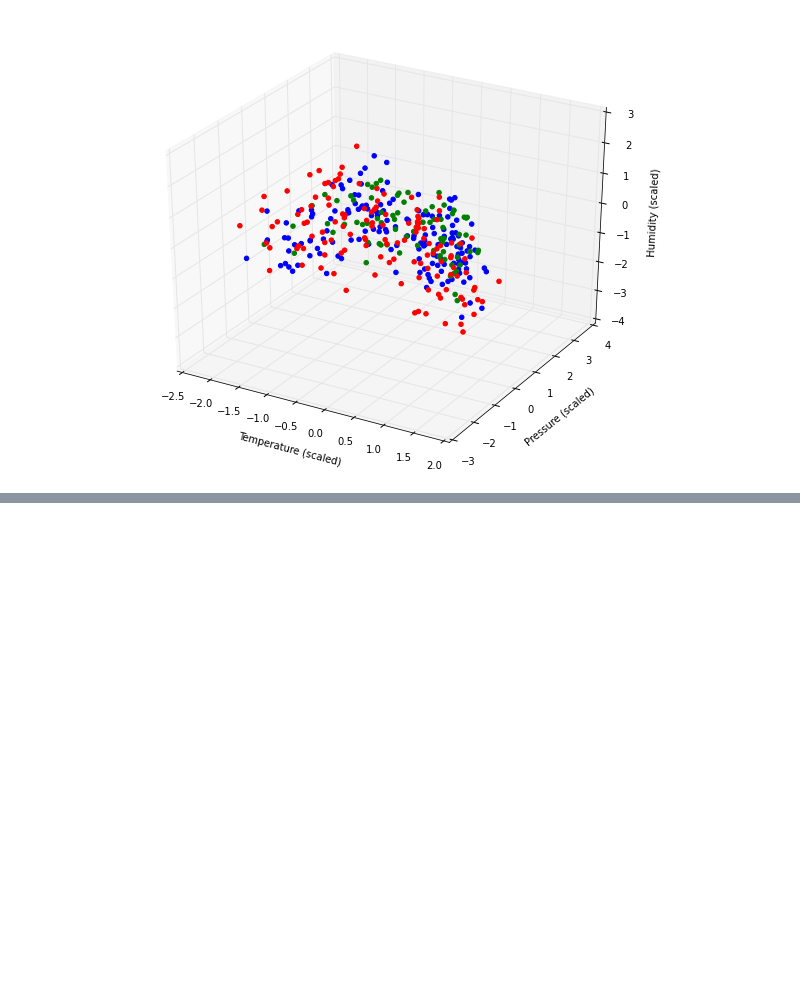
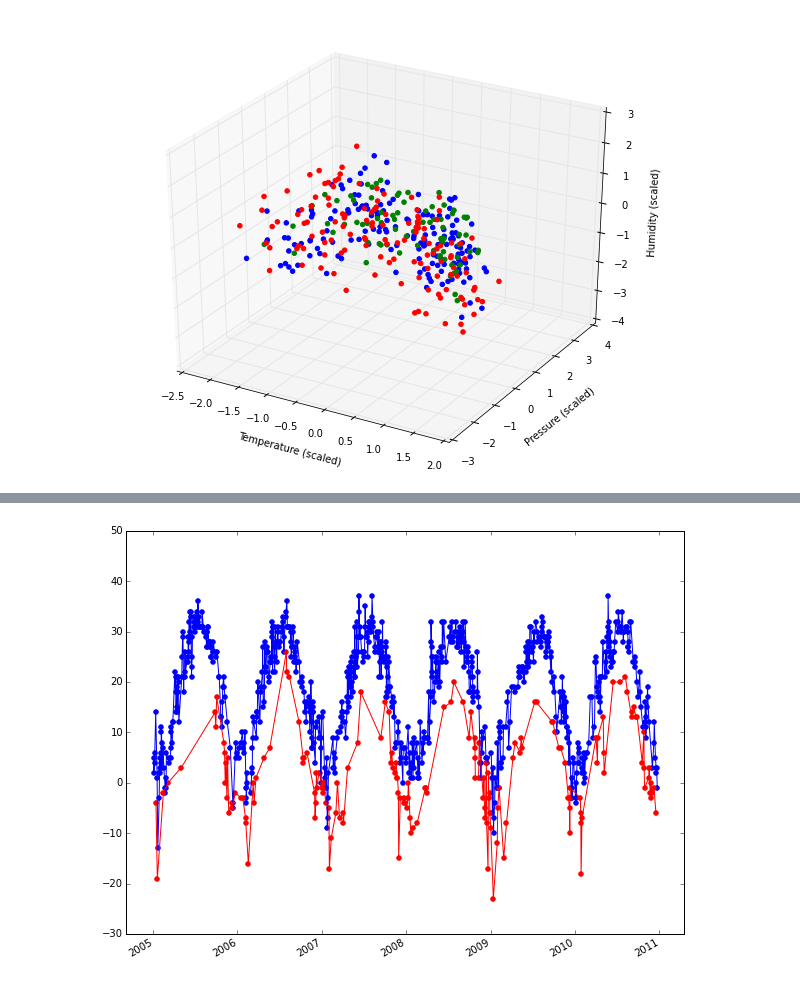
Before and after one commit to majorgowan/wpwp, a Jupyter notebook: Scraping/Notebooks/wU_Clustering.ipynb, the cells around one changed output, grey strips where cells are left out. Saved outputs shown, nothing was run; the diff lists cells and outputs as text; code cells hidden in the pictures; blank space fills up the shorter version.

```diff
--- a/Scraping/Notebooks/wU_Clustering.ipynb
+++ b/Scraping/Notebooks/wU_Clustering.ipynb
@@ -86,0 +116,17 @@ TypeError: 'float' object has no attribute '__getitem__'
+# %%
+lag=1
+classes = modelParams['classes']
+date_list = (Util.dateList('2005-01-01','2010-12-31'))[:-lag]
+fig = plt.figure()
+cl1 = [t+5 for i,t in enumerate(target) if classes[i]==1]
+dt1 = [t for i,t in enumerate(date_list) if classes[i]==1]
+cl3 = [t-5 for i,t in enumerate(target) if classes[i]==3]
+dt3 = [t for i,t in enumerate(date_list) if classes[i]==3]
+plt.plot(dt1,cl1,color='blue')
+plt.scatter(dt1,cl1,color='blue')
+plt.plot(dt3,cl3,color='red')
+plt.scatter(dt3,cl3,color='red')
+fig.autofmt_xdate()
+plt.show()
+# %% [output]
+[figure, added]
```
Also changed, not shown: parts of 10 cells of this notebook, 5 other files.
